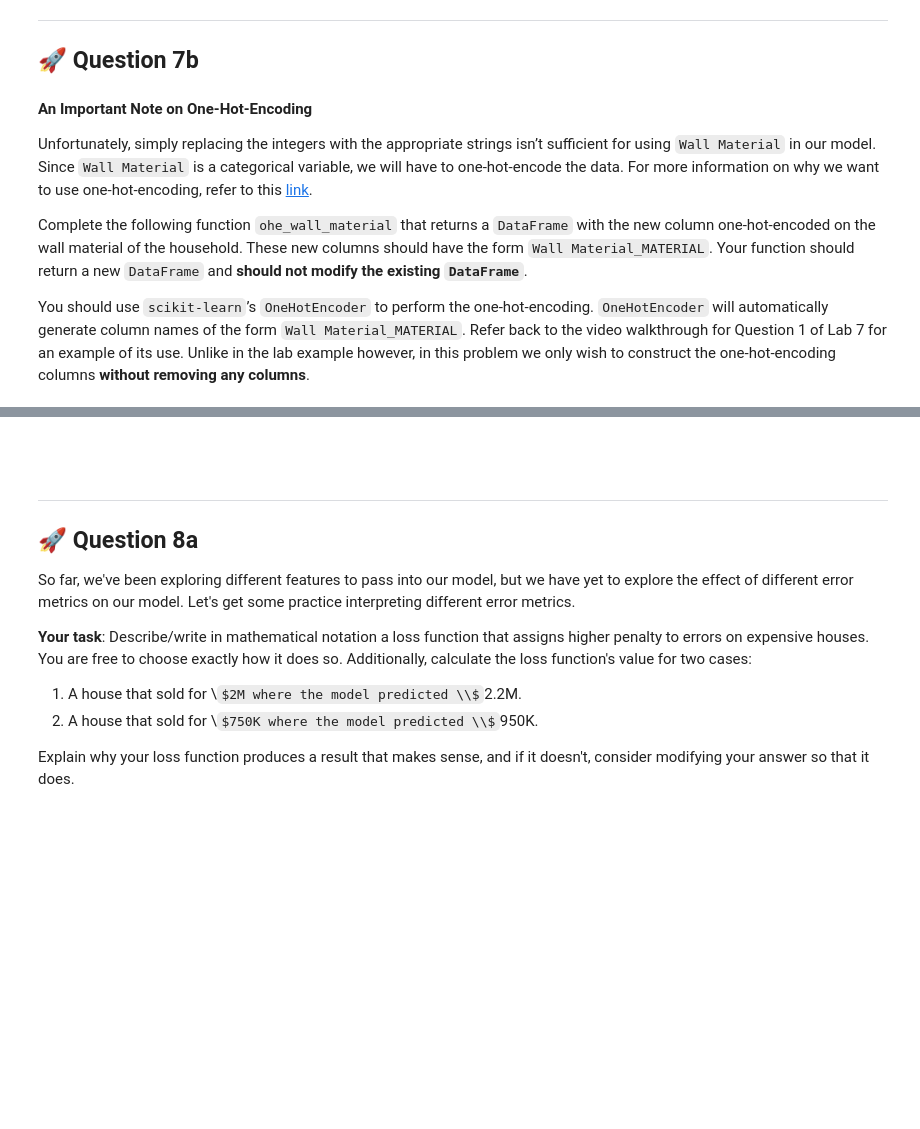
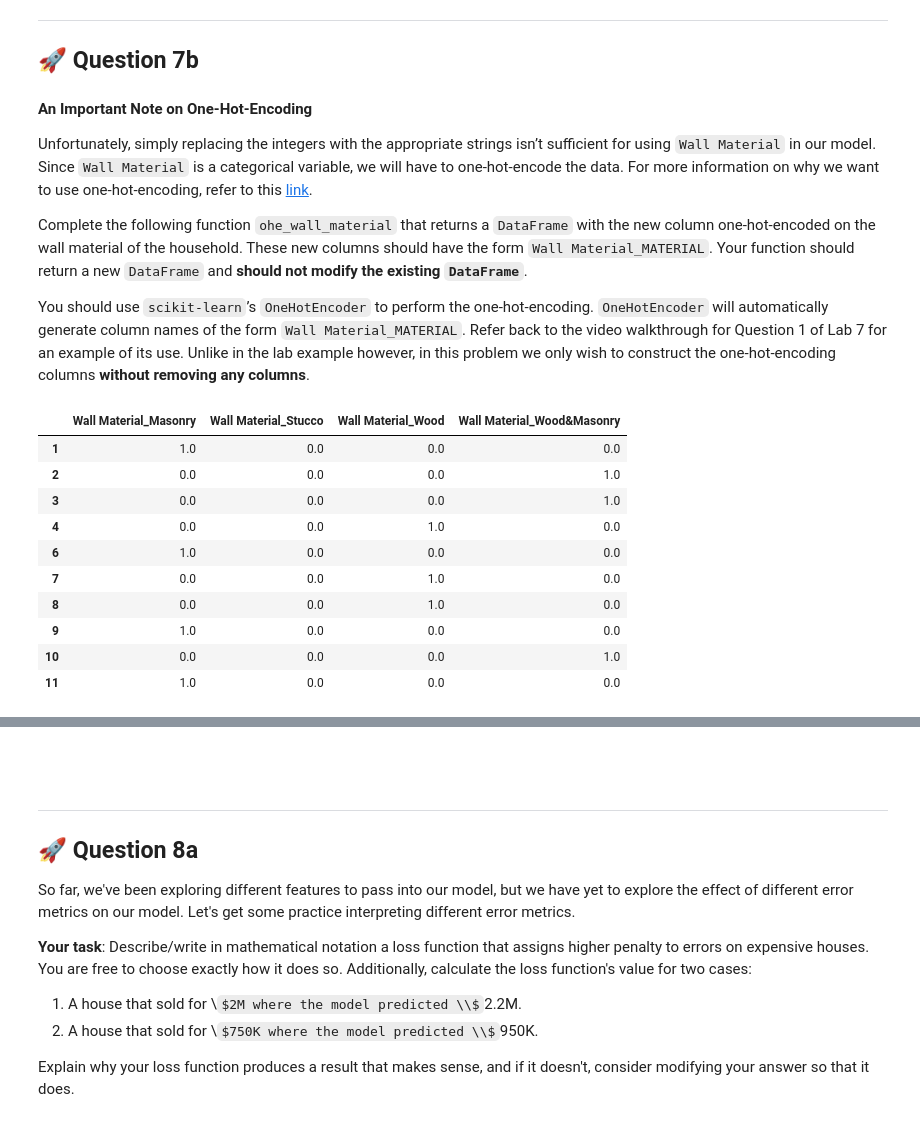
Before and after one commit to zaddle55/sp26-ds100-material, a Jupyter notebook: proj/projA1/projA1.ipynb, the cells around one changed output, grey strips where cells are left out. Saved outputs shown, nothing was run; the diff lists cells and outputs as text; code cells hidden in the pictures; some formulas as TeX source; blank space fills up the shorter version.

```diff
--- a/proj/projA1/projA1.ipynb
+++ b/proj/projA1/projA1.ipynb
@@ -746,7 +798,7 @@ def find_expensive_neighborhoods(data, n=3, metric=np.median):
       a list of the the neighborhood codes of the top n highest-priced neighborhoods
       as measured by the metric function
     """
-    neighborhoods = ...
+    neighborhoods = data.groupby('Neighborhood Code')['Log Sale Price'].agg(metric).sort_values(ascending=False).index[:n]
 
     # This makes sure the final list contains the generic int type used in Python3, not specific ones used in NumPy.
     return [int(code) for code in neighborhoods]
@@ -778,7 +834,7 @@ def add_in_expensive_neighborhood(data, expensive_neighborhoods):
       DataFrame identical to the input with the addition of a binary
       in_expensive_neighborhood column
     """
-    data['in_expensive_neighborhood'] = ...
+    data['in_expensive_neighborhood'] = data['Neighborhood Code'].isin(expensive_neighborhoods).astype('int')
     return data
 
 expensive_neighborhoods = find_expensive_neighborhoods(training_data, 3, np.median)
@@ -816,7 +874,8 @@ def substitute_wall_material(data):
     Output:
       new DataFrame identical to the input except with a refactored 'Wall Material' column
     """
-    ...
+    material_map = {1.0: 'Wood', 2.0: 'Masonry', 3.0: 'Wood&Masonry', 4.0: 'Stucco'}
+    new_data = data.replace({'Wall Material': material_map})
     return new_data
 
 training_data_mapped = substitute_wall_material(training_data)
@@ -839,15 +908,30 @@ You should use `scikit-learn`’s `OneHotEncoder` to perform the one-hot-encodin
 # %%
 from sklearn.preprocessing import OneHotEncoder
 
 def ohe_wall_material(data):
     """
     One-hot-encodes wall material. New columns are of the form "Wall Material_MATERIAL".
     """
-    ...
+    enc = OneHotEncoder()
+    wm = enc.fit_transform(data.loc[:, ['Wall Material']]).toarray()
+    wm_ohe = pd.DataFrame(wm, columns=enc.get_feature_names_out())
+    return pd.merge(data, wm_ohe, left_index=True, right_index=True)
 
 training_data_ohe = ohe_wall_material(training_data_mapped)
 # This line of code will display only the one-hot-encoded columns in training_data_ohe that
 # have names that begin with “Wall Material_"
 training_data_ohe.filter(regex='^Wall Material_').head(10)
+# %% [output]
+|  | Wall Material_Masonry | Wall Material_Stucco | Wall Material_Wood | Wall Material_Wood&Masonry |
+| 1 | 1.0 | 0.0 | 0.0 | 0.0 |
+| 2 | 0.0 | 0.0 | 0.0 | 1.0 |
+| 3 | 0.0 | 0.0 | 0.0 | 1.0 |
+| 4 | 0.0 | 0.0 | 1.0 | 0.0 |
+| 6 | 1.0 | 0.0 | 0.0 | 0.0 |
+| 7 | 0.0 | 0.0 | 1.0 | 0.0 |
+| 8 | 0.0 | 0.0 | 1.0 | 0.0 |
+| 9 | 1.0 | 0.0 | 0.0 | 0.0 |
+| 10 | 0.0 | 0.0 | 0.0 | 1.0 |
+| 11 | 1.0 | 0.0 | 0.0 | 0.0 |
 # %%
 grader.check("q7b")
```
Also changed, not shown: parts of 39 cells of this notebook.
